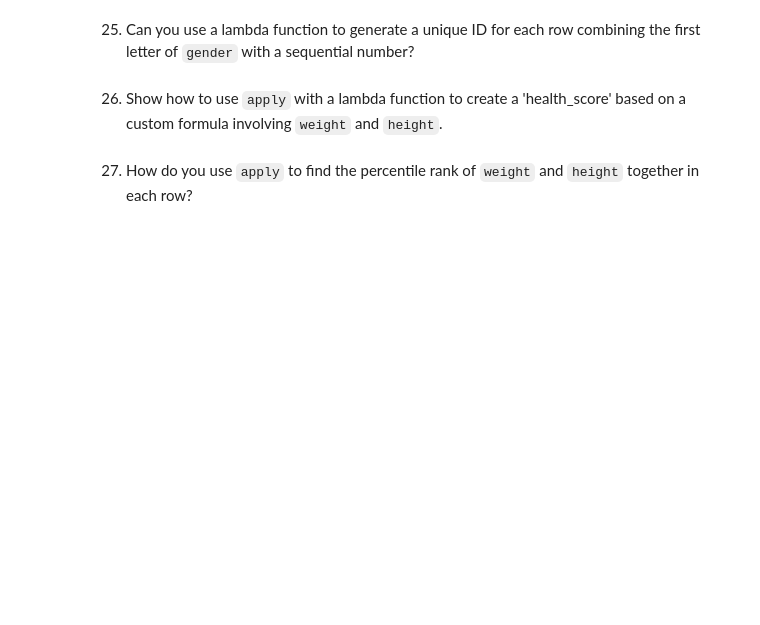
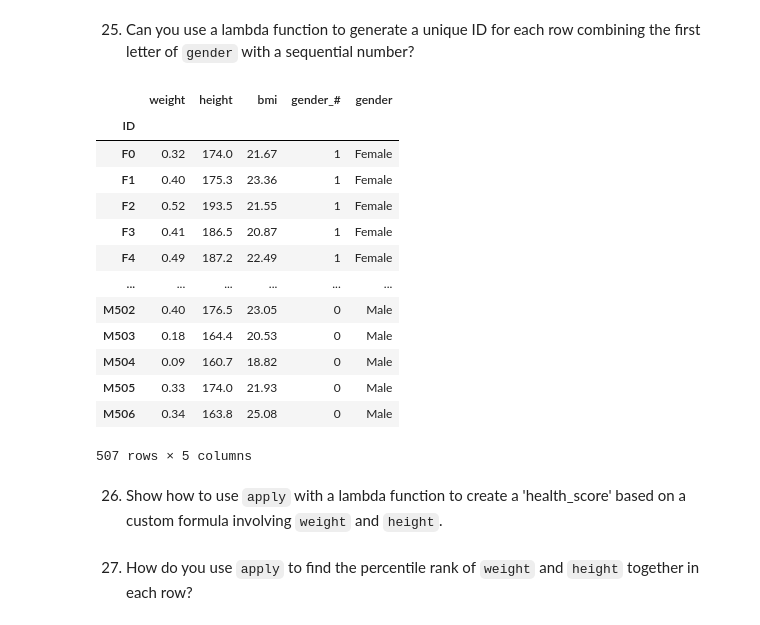
Before and after one commit to jordanriver/DScourse, a Jupyter notebook: Homework/week6_ex_apply_lambda_jordan.ipynb, the cells around one changed output. Saved outputs shown, nothing was run; the diff lists cells and outputs as text; code cells hidden in the pictures; blank space fills up the shorter version.

```diff
--- a/Homework/week6_ex_apply_lambda_jordan.ipynb
+++ b/Homework/week6_ex_apply_lambda_jordan.ipynb
@@ -550,5 +550,32 @@ df_euclidean.head()
 # %% [markdown]
 25. Can you use a lambda function to generate a unique ID for each row combining the first letter of `gender` with a sequential number?
+# %%
+# Create a copy of the DataFrame as df_index
+df_index = df.copy()
+
+# Create a new 'ID' column where the value of each row combines the first letter of 'gender' followed by the index value
+df_index['ID'] = df_index['gender'].apply(lambda x: x[0]) + (df_index.index).astype(str)
+
+# Set the 'ID' column as the index of the DataFrame
+df_index = df_index.set_index('ID')
+
+# Display the modified DataFrame
+df_index
+# %% [output]
+|  | weight | height | bmi | gender_# | gender |
+| ID |  |  |  |  |  |
+| F0 | 0.32 | 174.0 | 21.67 | 1 | Female |
+| F1 | 0.40 | 175.3 | 23.36 | 1 | Female |
+| F2 | 0.52 | 193.5 | 21.55 | 1 | Female |
+| F3 | 0.41 | 186.5 | 20.87 | 1 | Female |
+| F4 | 0.49 | 187.2 | 22.49 | 1 | Female |
+| ... | ... | ... | ... | ... | ... |
+| M502 | 0.40 | 176.5 | 23.05 | 0 | Male |
+| M503 | 0.18 | 164.4 | 20.53 | 0 | Male |
+| M504 | 0.09 | 160.7 | 18.82 | 0 | Male |
+| M505 | 0.33 | 174.0 | 21.93 | 0 | Male |
+| M506 | 0.34 | 163.8 | 25.08 | 0 | Male |
+507 rows × 5 columns
 # %% [markdown]
 26. Show how to use `apply` with a lambda function to create a 'health_score' based on a custom formula involving `weight` and `height`.
 # %% [markdown]
```
Also changed, not shown: parts of 11 cells of this notebook, 1 other file.
